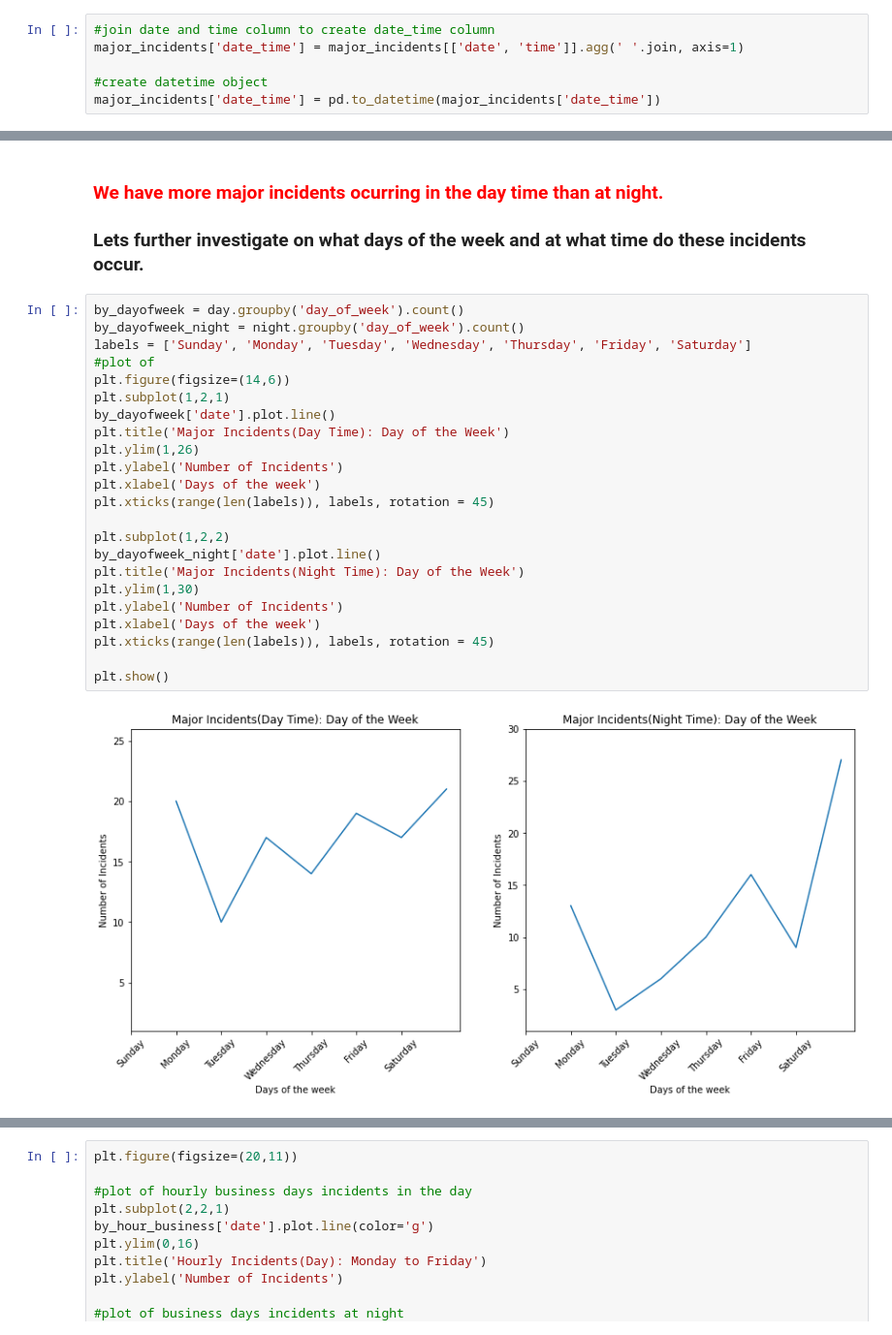
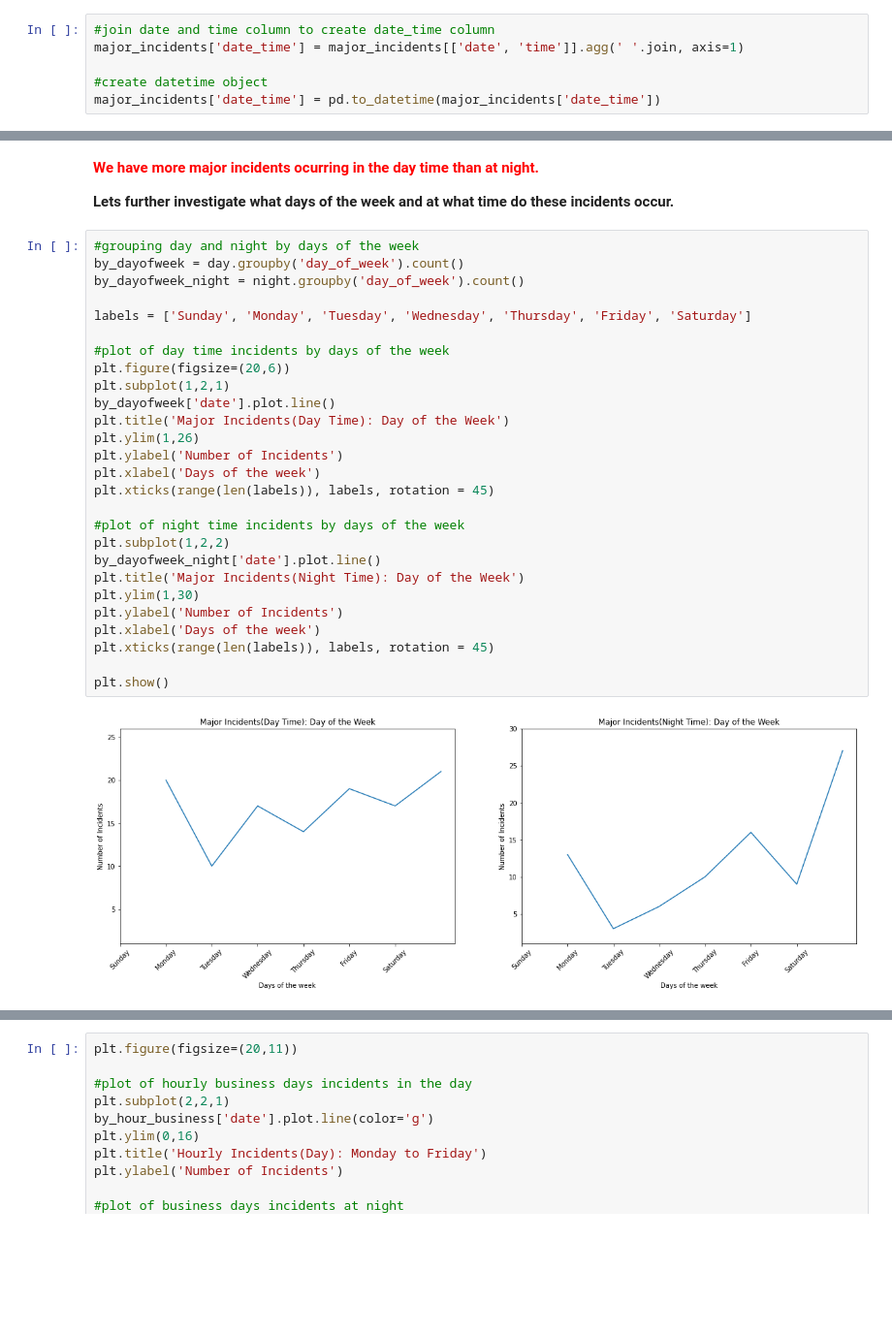
Before and after one commit to damiiete/Analysis-of-major-incidents-in-UK, a Jupyter notebook: notebook.ipynb, the cells around one changed output, grey strips where cells are left out. Shown at 97% size. Cells and saved outputs as stored; diff of their text form; blank space fills up the shorter version.

```diff
--- a/notebook.ipynb
+++ b/notebook.ipynb
@@ -230,32 +233,36 @@ plt.show()
 # %% [output]
 [figure]
 # %% [markdown]
-### <font color = red>**We have more major incidents ocurring in the day time than at night.**</font>
+<font color = red>**We have more major incidents ocurring in the day time than at night.**</font>
 
-### Lets further investigate on what days of the week and at what time do these incidents occur.
+**Lets further investigate what days of the week and at what time do these incidents occur.**
 # %%
+#grouping day and night by days of the week
 by_dayofweek = day.groupby('day_of_week').count()
 by_dayofweek_night = night.groupby('day_of_week').count()
+
 labels = ['Sunday', 'Monday', 'Tuesday', 'Wednesday', 'Thursday', 'Friday', 'Saturday']
-#plot of
-plt.figure(figsize=(14,6))
+
+#plot of day time incidents by days of the week
+plt.figure(figsize=(20,6))
 plt.subplot(1,2,1)
 by_dayofweek['date'].plot.line()
 plt.title('Major Incidents(Day Time): Day of the Week')
 plt.ylim(1,26)
 plt.ylabel('Number of Incidents')
 plt.xlabel('Days of the week')
 plt.xticks(range(len(labels)), labels, rotation = 45)
 
+#plot of night time incidents by days of the week
 plt.subplot(1,2,2)
 by_dayofweek_night['date'].plot.line()
 plt.title('Major Incidents(Night Time): Day of the Week')
 plt.ylim(1,30)
 plt.ylabel('Number of Incidents')
 plt.xlabel('Days of the week')
 plt.xticks(range(len(labels)), labels, rotation = 45)
 
 plt.show()
 # %% [output]
-[figure, old version]
+[figure, new version]
 # %% [markdown]
```
Also changed, not shown: parts of 19 cells of this notebook.
